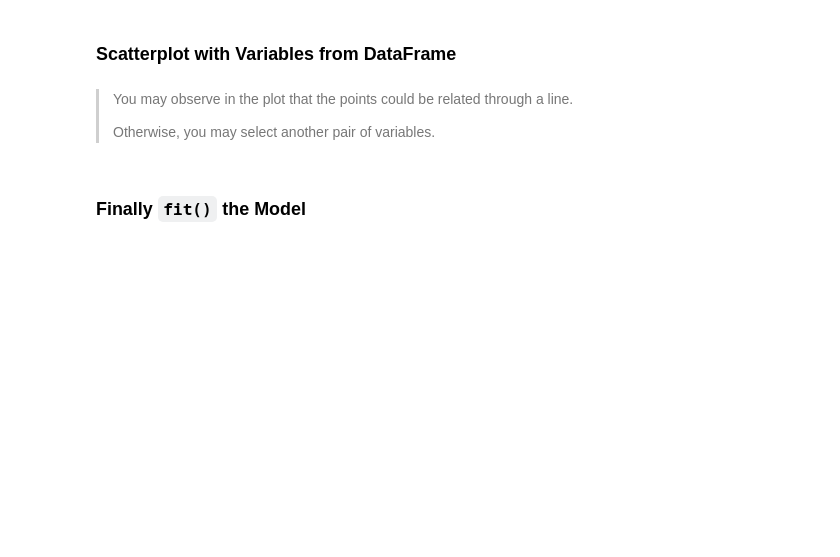
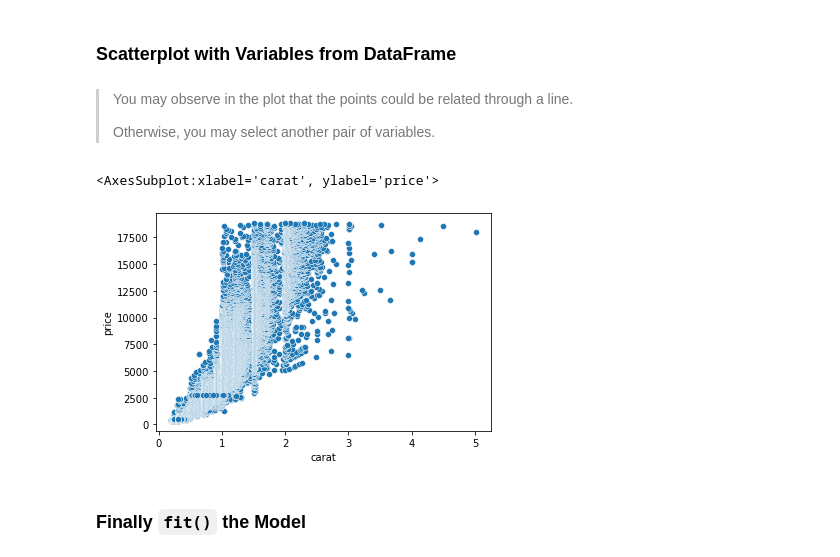
Before and after one commit to frands97/machine-learning-program, a Jupyter notebook: II Machine Learning & Deep Learning/#03. Machine Learning & Linear Regression/03practice.ipynb, the cells around one changed output. Cells and saved outputs as stored; diff of their text form; code cells hidden in the pictures; blank space fills up the shorter version.

```diff
--- a/II Machine Learning & Deep Learning/#03. Machine Learning & Linear Regression/03practice.ipynb
+++ b/II Machine Learning & Deep Learning/#03. Machine Learning & Linear Regression/03practice.ipynb
@@ -78,0 +63,2 @@ sns.load_dataset(name='mpg')
+# %%
+df = sns.load_dataset(name='diamonds')
@@ -102,6 +121,11 @@ sns.load_dataset(name='mpg')
 > You may observe in the plot that the points could be related through a line.
 >
 > Otherwise, you may select another pair of variables.
+# %%
+sns.scatterplot(data=df, x='carat', y='price')
+# %% [output]
+<AxesSubplot:xlabel='carat', ylabel='price'>
+[figure, added]
 # %% [markdown]
 ### Finally `fit()` the Model
 # %% [markdown]
```
Also changed, not shown: parts of 21 cells of this notebook, 4 other files.
